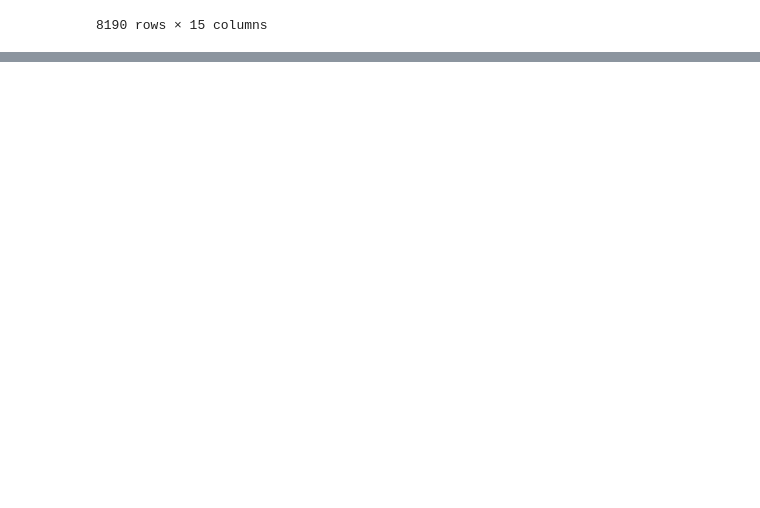
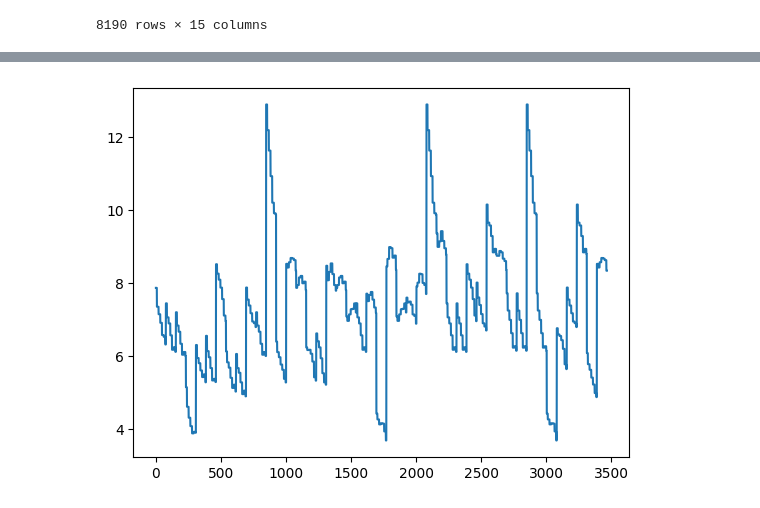
Before and after one commit to Prakash-Kani/Retail-Sales-Prediction, a Jupyter notebook: preprocessing.ipynb, the cells around one changed output, grey strips where cells are left out. Cells and saved outputs as stored; diff of their text form; code cells hidden in the pictures; blank space fills up the shorter version.

```diff
--- a/preprocessing.ipynb
+++ b/preprocessing.ipynb
@@ -312,0 +560,5 @@ feature_store_df
+# %%
+plt.plot(cpi_unemp_notnull['Unemployment'])
+plt.show()
+# %% [output]
+[figure, added]
```
Also changed, not shown: parts of 24 cells of this notebook.
